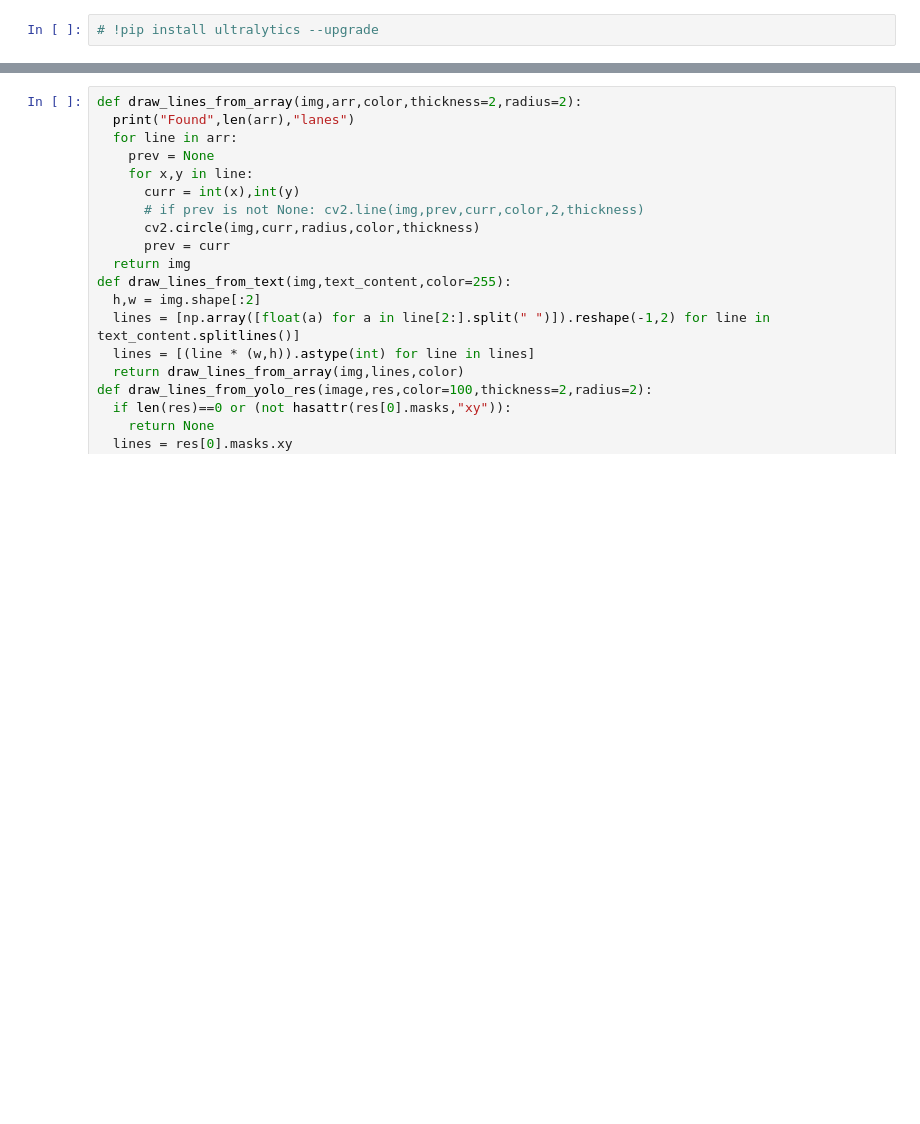
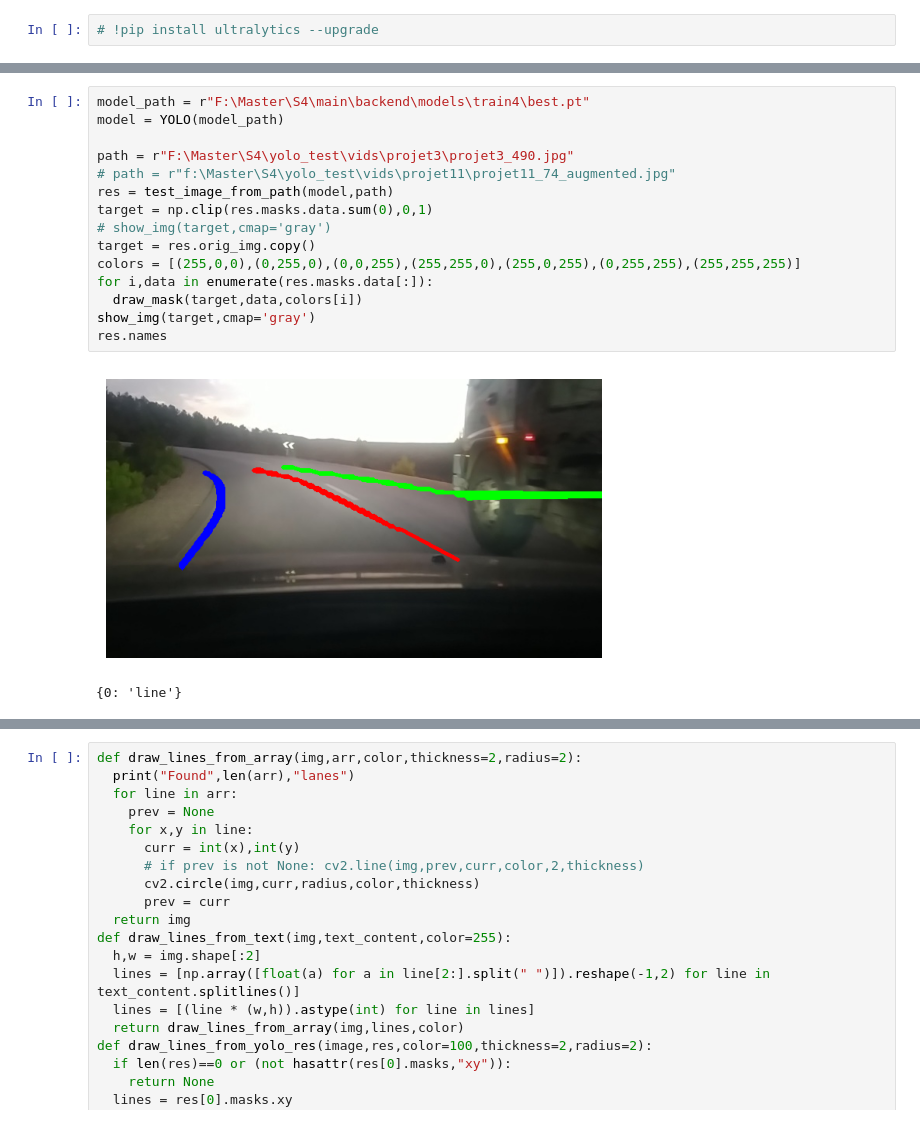
Before and after one commit to n2ak/pfe, a Jupyter notebook: backend/src/edge_detection.ipynb, the cells around one changed output, grey strips where cells are left out. Cells and saved outputs as stored; diff of their text form; blank space fills up the shorter version.

```diff
--- a/backend/src/edge_detection.ipynb
+++ b/backend/src/edge_detection.ipynb
@@ -11,0 +61,18 @@ model = YOLO(model_path)#.load()
+# %%
+model_path = r"F:\Master\S4\main\backend\models\train4\best.pt"
+model = YOLO(model_path)
+
+path = r"F:\Master\S4\yolo_test\vids\projet3\projet3_490.jpg"
+# path = r"f:\Master\S4\yolo_test\vids\projet11\projet11_74_augmented.jpg"
+res = test_image_from_path(model,path)
+target = np.clip(res.masks.data.sum(0),0,1)
+# show_img(target,cmap='gray')
+target = res.orig_img.copy()
+colors = [(255,0,0),(0,255,0),(0,0,255),(255,255,0),(255,0,255),(0,255,255),(255,255,255)]
+for i,data in enumerate(res.masks.data[:]):
+  draw_mask(target,data,colors[i])
+show_img(target,cmap='gray')
+res.names
+# %% [output]
+[figure, added]
+{0: 'line'}
```
Also changed, not shown: parts of 9 cells of this notebook, 11 other files.
